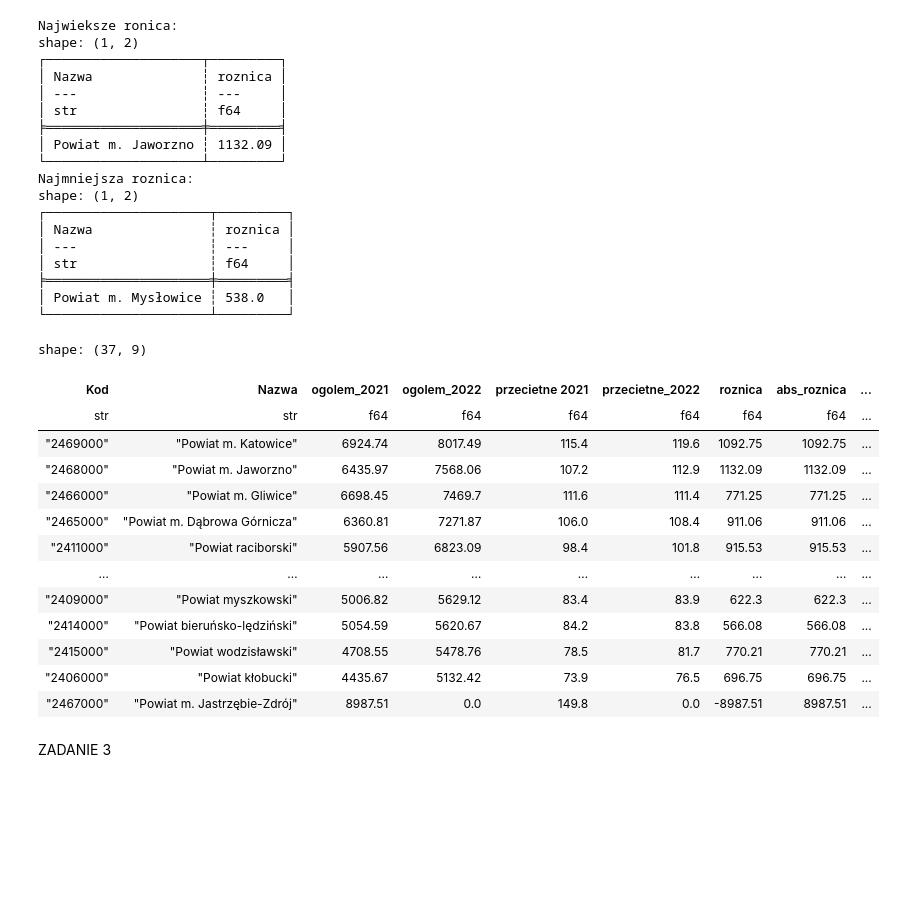
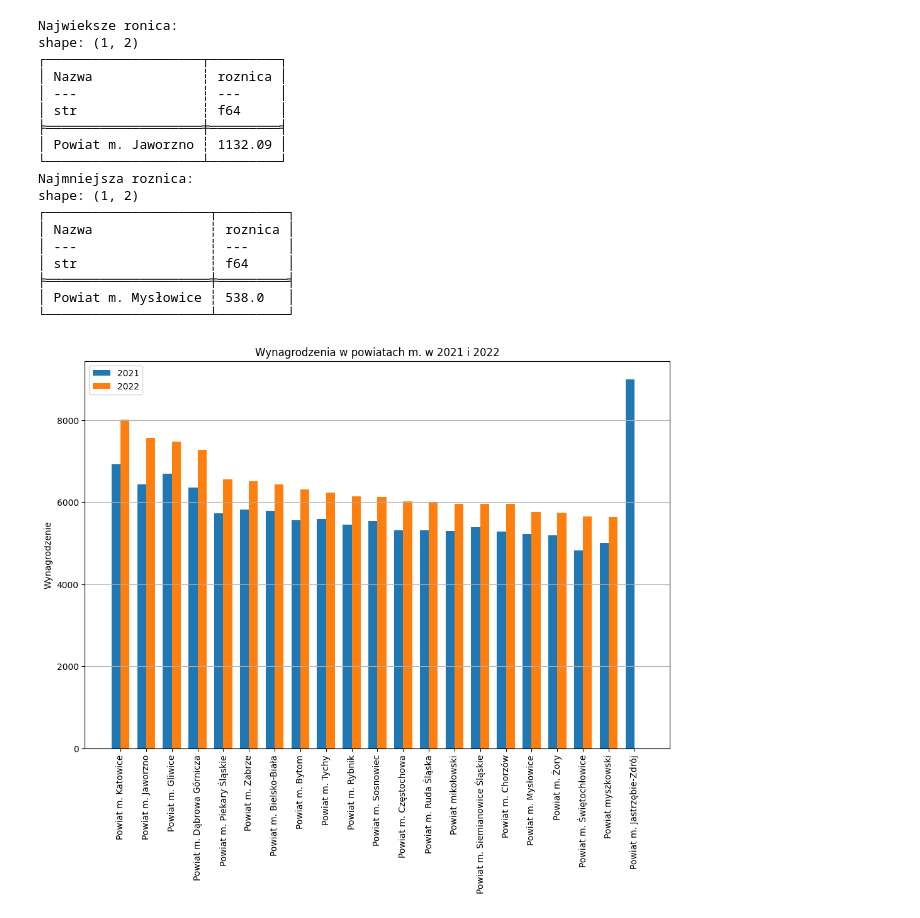
Before and after one commit to mateuszlamla/SEMESTR5, a Jupyter notebook: Wizualizacja i przetwarzanie danych/lab6.ipynb, the cells around one changed output. Saved outputs shown, nothing was run; the diff lists cells and outputs as text; code cells hidden in the pictures; blank space fills up the shorter version.

```diff
--- a/Wizualizacja i przetwarzanie danych/lab6.ipynb
+++ b/Wizualizacja i przetwarzanie danych/lab6.ipynb
@@ -83,7 +84,7 @@ df = df.with_columns(pl.col('roznica').abs().alias('abs_roznica'))
 
 df_sorted = df.sort('roznica', descending=True)
 max_diff = df_sorted.head(1)[['Nazwa', 'roznica']]
-min_diff = df.sort('abs_roznica').select(['Nazwa', 'roznica']).head(1)
+min_diff = df.sort('abs_roznica').head(1)[['Nazwa', 'roznica']]
 
 print(f"Najwieksze ronica:\n{max_diff}")
 print(f"Najmniejsza roznica:\n{min_diff}")
@@ -107,23 +108,24 @@ shape: (1, 2)
 │ Powiat m. Mysłowice ┆ 538.0   │
 └─────────────────────┴─────────┘
 # %%
-df.with_columns(
-    (pl.col("Nazwa").str.contains("Powiat m.").alias("Powiat_Miasto"))
-)
+df_miasta = df.filter(pl.col('Nazwa').str.contains('Powiat m.'))
+wynagrodzenia_2022 = df_miasta['ogolem_2022'].to_list()
+wynagrodzenia_2021 = df_miasta['ogolem_2021'].to_list()
+
+miasta = df_miasta['Nazwa'].to_list()
+x = np.arange(len(miasta))
+width = 0.35
+
+
+fig, ax = plt.subplots(figsize=(12, 8))
+bars1 = ax.bar(x - width/2, wynagrodzenia_2021, width, label='2021')
+bars2 = ax.bar(x + width/2, wynagrodzenia_2022, width, label='2022')
+ax.set_ylabel('Wynagrodzenie')
+ax.set_title('Wynagrodzenia w powiatach m. w 2021 i 2022')
+ax.set_xticks(x)
+ax.set_xticklabels(miasta, rotation=90)
+ax.grid(axis='y')
+ax.legend()
+plt.show()
 # %% [output]
-shape: (37, 9)
-| Kod | Nazwa | ogolem_2021 | ogolem_2022 | przecietne 2021 | przecietne_2022 | roznica | abs_roznica | ... |
-| str | str | f64 | f64 | f64 | f64 | f64 | f64 | ... |
-| "2469000" | "Powiat m. Katowice" | 6924.74 | 8017.49 | 115.4 | 119.6 | 1092.75 | 1092.75 | ... |
-| "2468000" | "Powiat m. Jaworzno" | 6435.97 | 7568.06 | 107.2 | 112.9 | 1132.09 | 1132.09 | ... |
-| "2466000" | "Powiat m. Gliwice" | 6698.45 | 7469.7 | 111.6 | 111.4 | 771.25 | 771.25 | ... |
-| "2465000" | "Powiat m. Dąbrowa Górnicza" | 6360.81 | 7271.87 | 106.0 | 108.4 | 911.06 | 911.06 | ... |
-| "2411000" | "Powiat raciborski" | 5907.56 | 6823.09 | 98.4 | 101.8 | 915.53 | 915.53 | ... |
-| … | … | … | … | … | … | … | … | ... |
-| "2409000" | "Powiat myszkowski" | 5006.82 | 5629.12 | 83.4 | 83.9 | 622.3 | 622.3 | ... |
-| "2414000" | "Powiat bieruńsko-lędziński" | 5054.59 | 5620.67 | 84.2 | 83.8 | 566.08 | 566.08 | ... |
-| "2415000" | "Powiat wodzisławski" | 4708.55 | 5478.76 | 78.5 | 81.7 | 770.21 | 770.21 | ... |
-| "2406000" | "Powiat kłobucki" | 4435.67 | 5132.42 | 73.9 | 76.5 | 696.75 | 696.75 | ... |
-| "2467000" | "Powiat m. Jastrzębie-Zdrój" | 8987.51 | 0.0 | 149.8 | 0.0 | -8987.51 | 8987.51 | ... |
+[figure, added]
-# %% [markdown]
-ZADANIE 3
```
Also changed, not shown: parts of 2 cells of this notebook.
